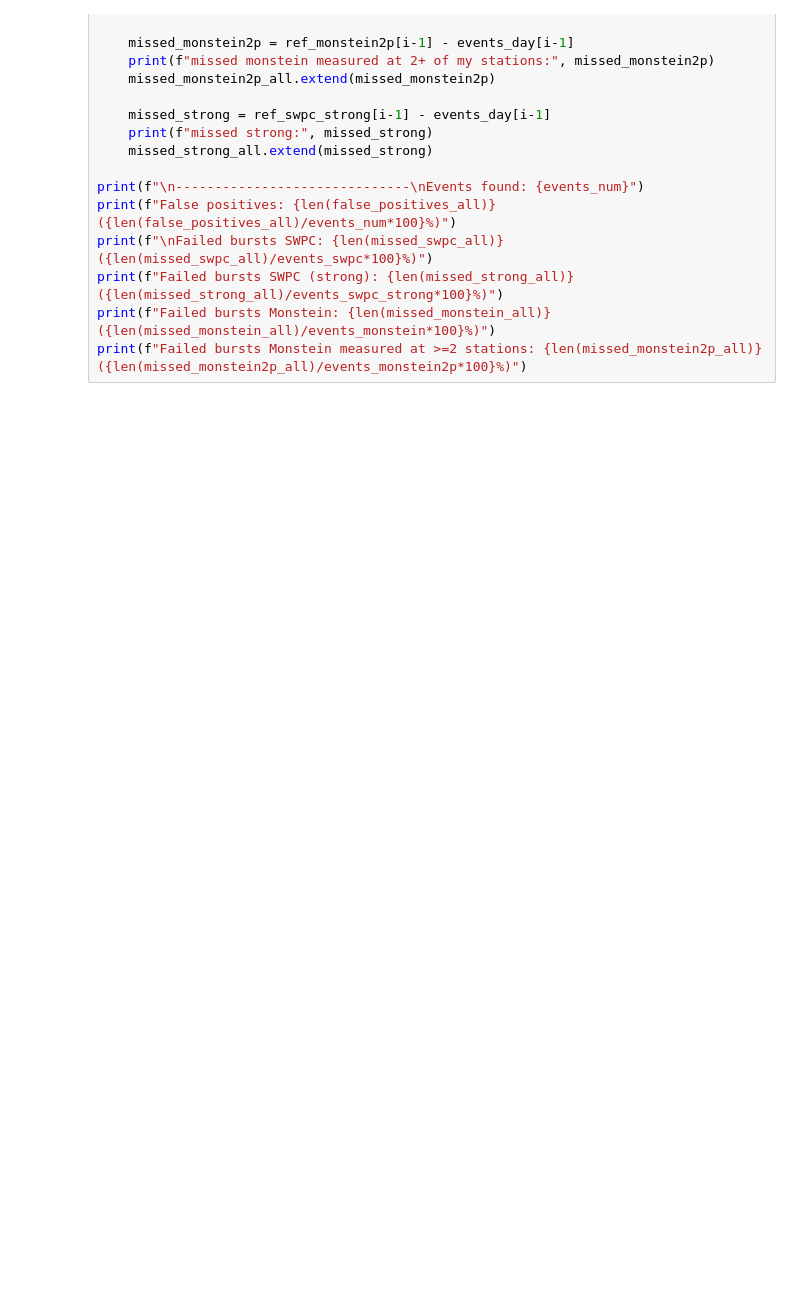
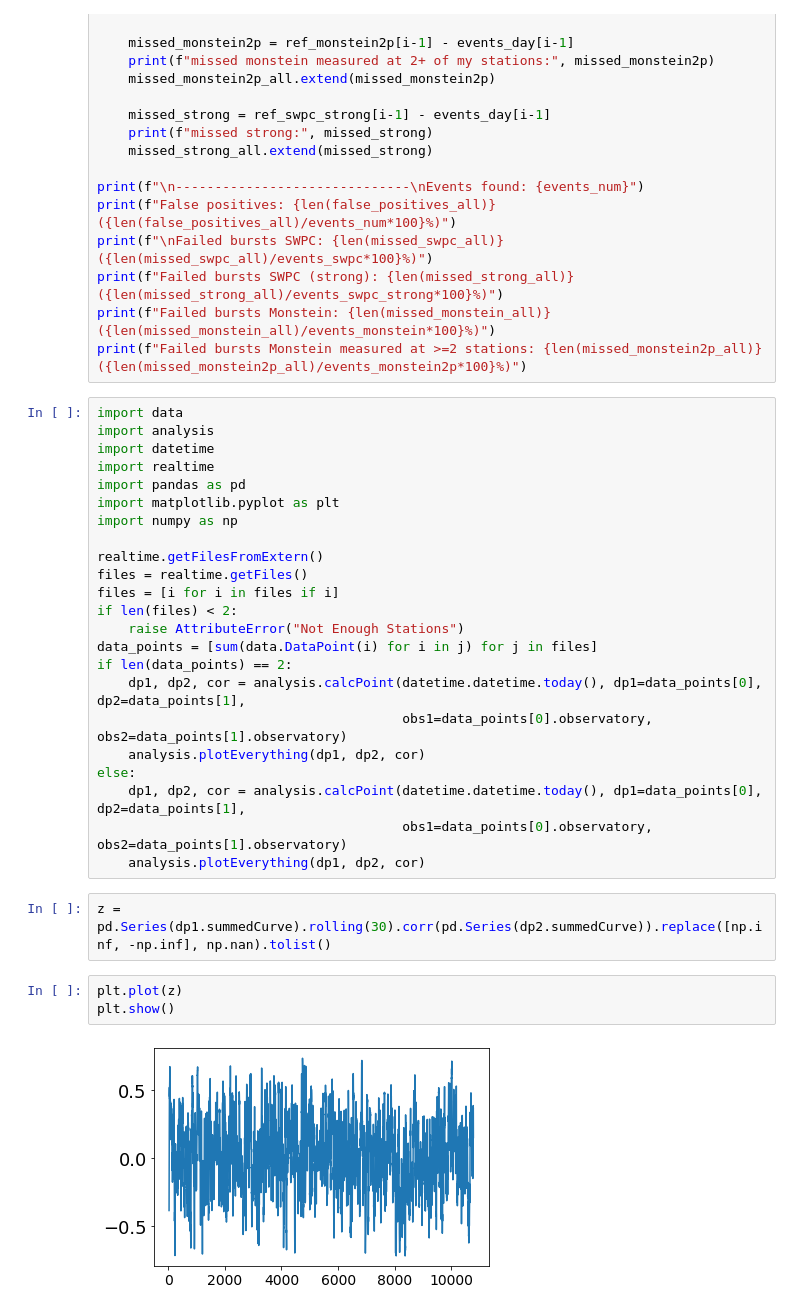
Before and after one commit to lukas-hoefig/eCallistoRadioBursts, a Jupyter notebook: runAlgorithm.ipynb, the cells around one changed output. Drawn from its saved outputs; the diff is of its cells as text; blank space fills up the shorter version.

```diff
--- a/runAlgorithm.ipynb
+++ b/runAlgorithm.ipynb
@@ -262,3 +262,33 @@ print(f"\nFailed bursts SWPC: {len(missed_swpc_all)} ({len(missed_swpc_all)/even
 print(f"Failed bursts SWPC (strong): {len(missed_strong_all)} ({len(missed_strong_all)/events_swpc_strong*100}%)")
 print(f"Failed bursts Monstein: {len(missed_monstein_all)} ({len(missed_monstein_all)/events_monstein*100}%)")
 print(f"Failed bursts Monstein measured at >=2 stations: {len(missed_monstein2p_all)} ({len(missed_monstein2p_all)/events_monstein2p*100}%)")
+# %%
+import data
+import analysis
+import datetime
+import realtime
+import pandas as pd
+import matplotlib.pyplot as plt
+import numpy as np
+
+realtime.getFilesFromExtern()
+files = realtime.getFiles()
+files = [i for i in files if i]
+if len(files) < 2:
+    raise AttributeError("Not Enough Stations")
+data_points = [sum(data.DataPoint(i) for i in j) for j in files]
+if len(data_points) == 2:
+    dp1, dp2, cor = analysis.calcPoint(datetime.datetime.today(), dp1=data_points[0], dp2=data_points[1],
+                                       obs1=data_points[0].observatory, obs2=data_points[1].observatory)
+    analysis.plotEverything(dp1, dp2, cor)
+else:
+    dp1, dp2, cor = analysis.calcPoint(datetime.datetime.today(), dp1=data_points[0], dp2=data_points[1],
+                                       obs1=data_points[0].observatory, obs2=data_points[1].observatory)
+    analysis.plotEverything(dp1, dp2, cor)
+# %%
+z = pd.Series(dp1.summedCurve).rolling(30).corr(pd.Series(dp2.summedCurve)).replace([np.inf, -np.inf], np.nan).tolist()
+# %%
+plt.plot(z)
+plt.show()
+# %% [output]
+[figure, added]
```
Also changed, not shown: parts of 5 cells of this notebook, 3 other files.
